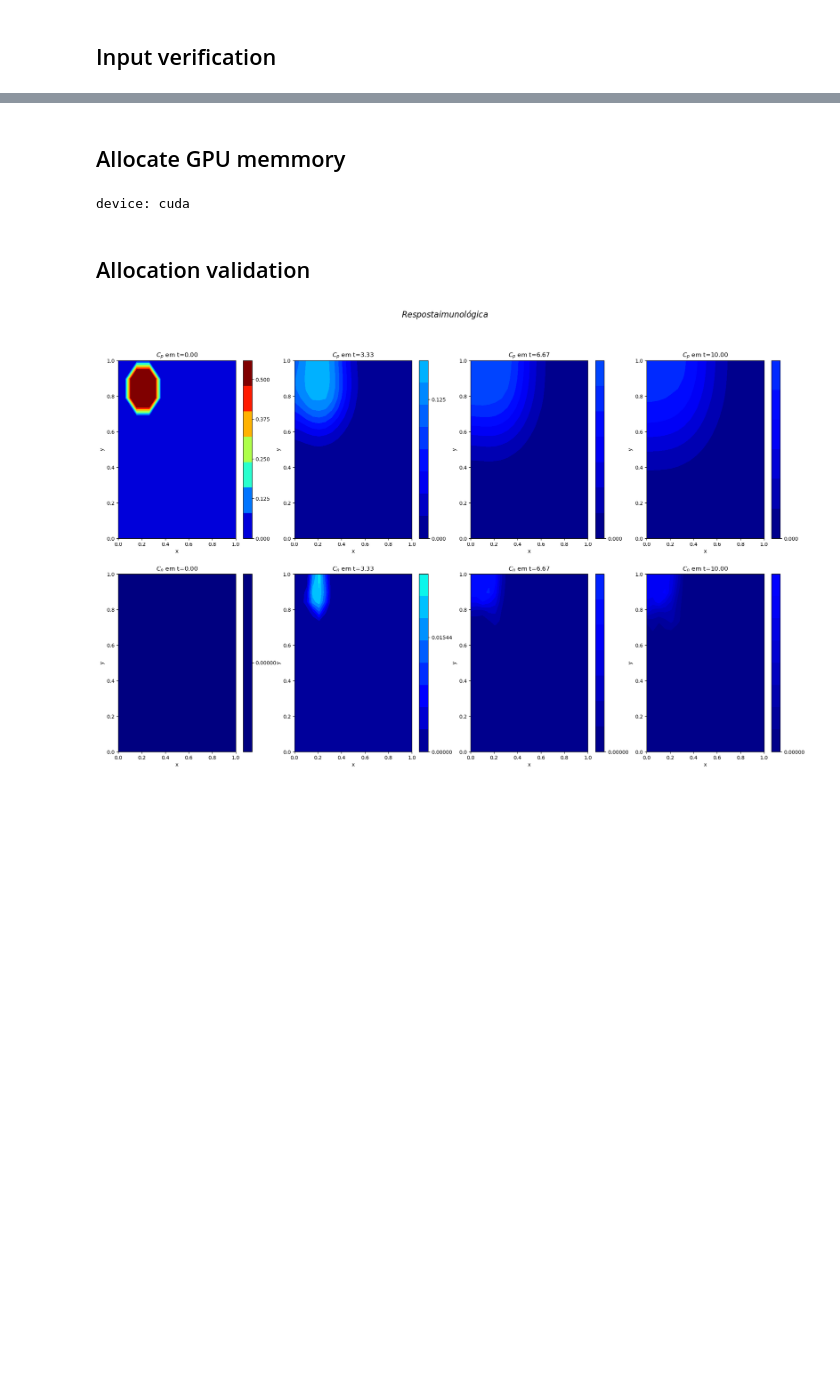
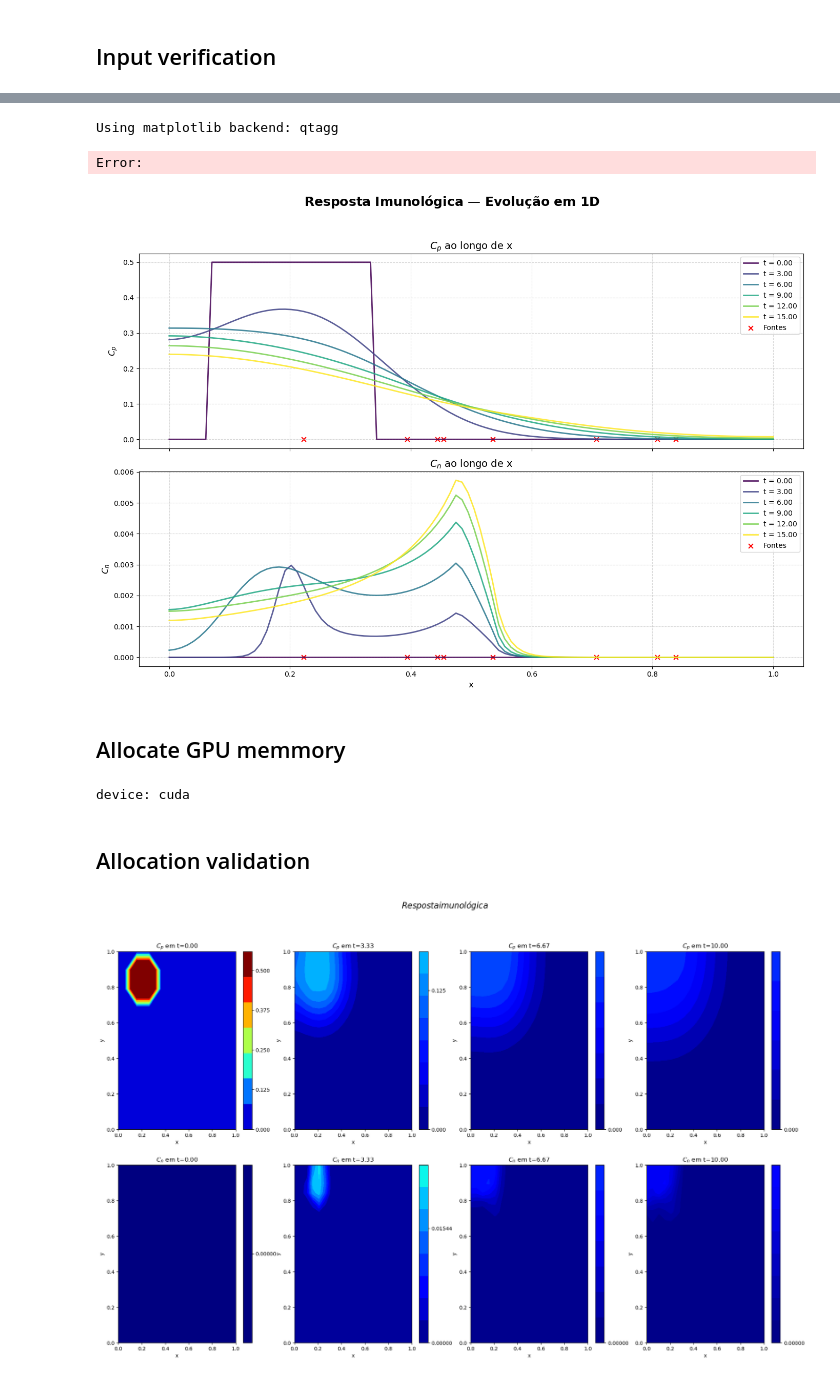
Before and after one commit to Esterci/2D_imune_edema_pinn, a Jupyter notebook: 1D/edp_t_x/pinn_model.ipynb, the cells around one changed output, grey strips where cells are left out. Drawn from its saved outputs; the diff is of its cells as text; code cells hidden in the pictures; blank space fills up the shorter version.

```diff
--- a/1D/edp_t_x/pinn_model.ipynb
+++ b/1D/edp_t_x/pinn_model.ipynb
@@ -197,3 +222,22 @@ plt.show()
+# %%
+%matplotlib inline
+
+with open("source_points/lymph_vessels.pkl", "rb") as f:
+    leu_source_points = pk.load(f)
+
+animate_1D_evolution(size_t,size_x,t_dom,x_dom,Cp_fvm,Cl_fvm,leu_source_points)
+# %% [output]
+Using matplotlib backend: qtagg
+Error:
+# %%
+from utils import plot_results
+
+with open("source_points/lymph_vessels.pkl", "rb") as f:
+    leu_source_points = pk.load(f)
+
+plot_results(size_t,size_x,t_dom,x_dom,Cp_fvm,Cl_fvm,leu_source_points)
+# %% [output]
+[figure, added]
 # %% [markdown]
 ## Allocate GPU memmory
 # %%
```
Also changed, not shown: parts of 4 cells of this notebook, 8 other files.
